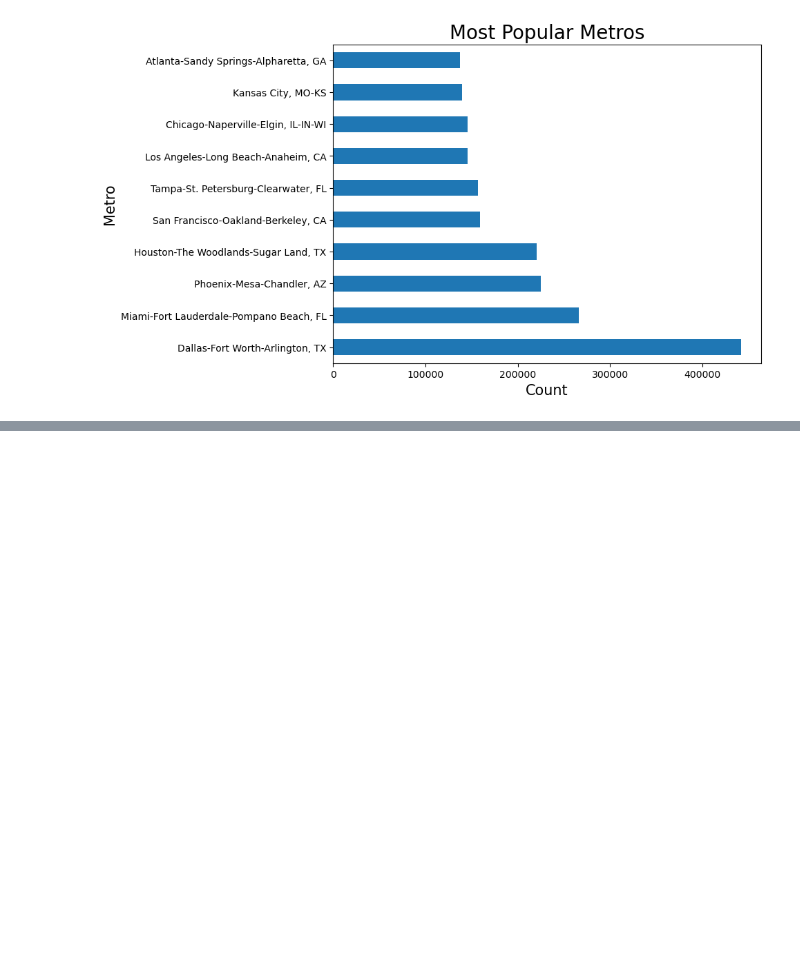
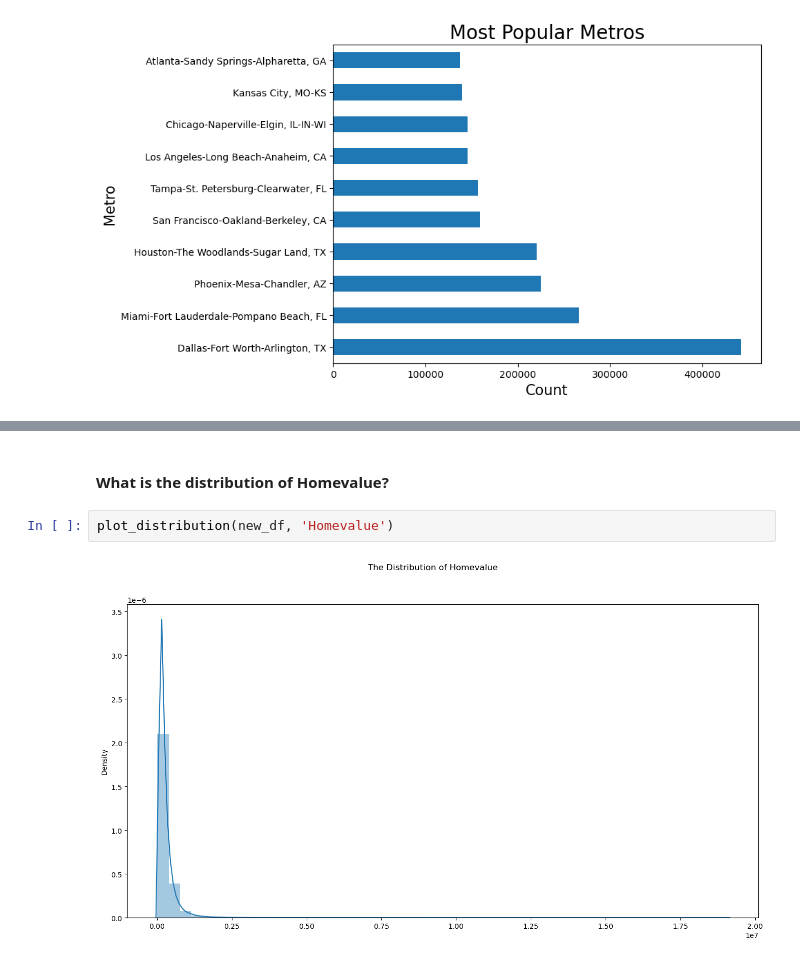
Before and after one commit to rodgersbunde/PHASE-4-PROJECT, a Jupyter notebook: Student.ipynb, the cells around one changed output, grey strips where cells are left out. Cells and saved outputs as stored; diff of their text form; blank space fills up the shorter version.

```diff
--- a/Student.ipynb
+++ b/Student.ipynb
@@ -257,0 +300,6 @@ plot_most_popular_categorical(new_df, "Metro")
+# %% [markdown]
+#### What is the distribution of Homevalue?
+# %%
+plot_distribution(new_df, 'Homevalue')
+# %% [output]
+[figure, added]
```
Also changed, not shown: parts of 29 cells of this notebook.
